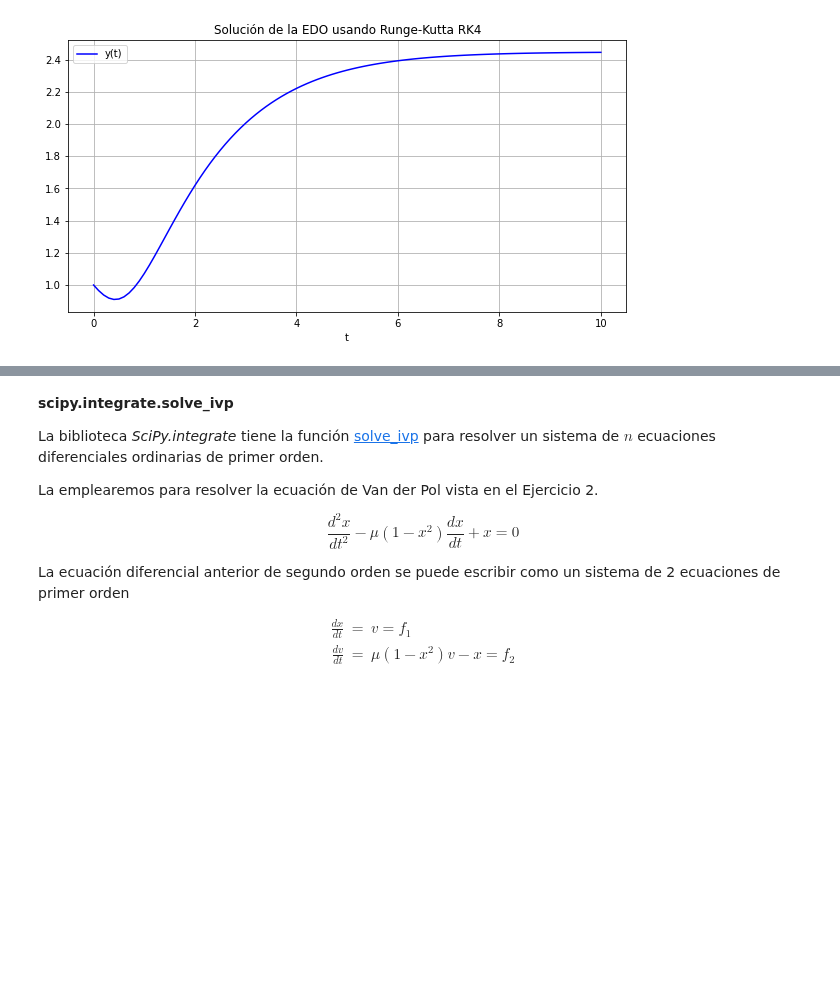
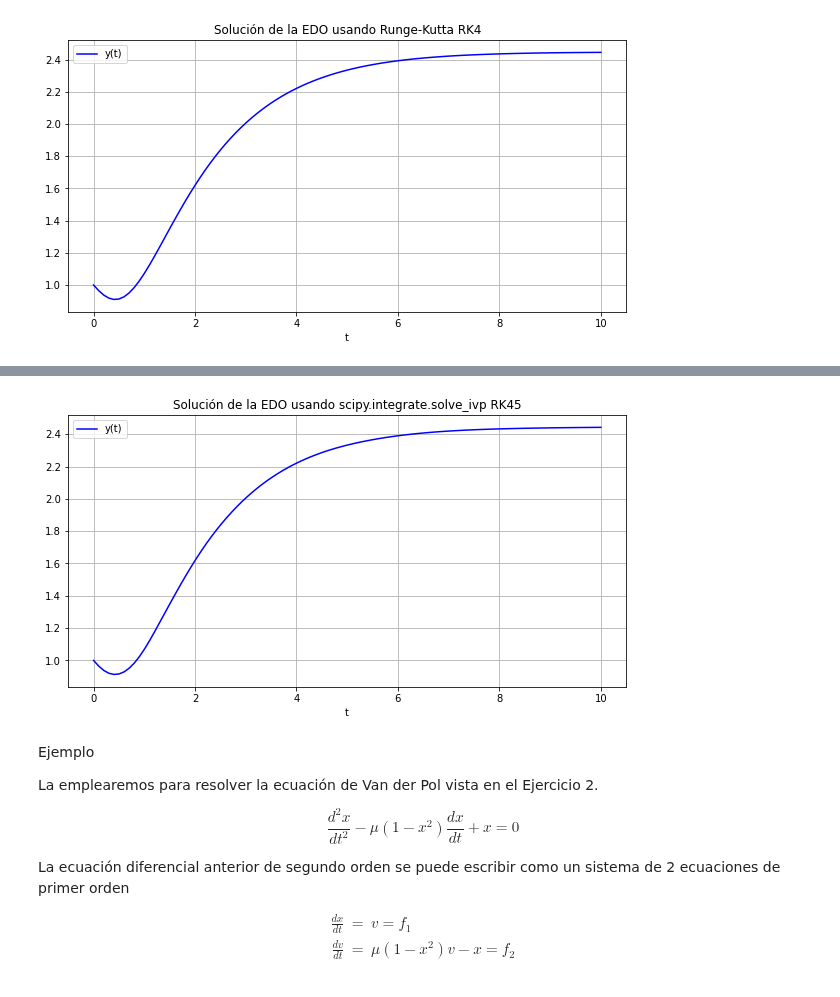
Before and after one commit to carloslizarragac/FisicaComputacional1, a Jupyter notebook: Actividad8.ipynb, the cells around one changed output, grey strips where cells are left out. Drawn from its saved outputs; the diff is of its cells as text; code cells hidden in the pictures; blank space fills up the shorter version.

```diff
--- a/Actividad8.ipynb
+++ b/Actividad8.ipynb
@@ -414,7 +416,7 @@ en el intervalo $t \in [0,10]$
 
 # Definimos la parte derecha de la ecuación
 def f(t, y):
-    return (5*t**2 - y) / (exp(t+y))
+    return (5*t**2 - y) / (np.exp(t+y))
 
 
 # Condiciones iniciales
@@ -454,7 +468,43 @@ plt.show()
+# %%
+
+from scipy.integrate import solve_ivp
+
+# Definimos la parte derecha de la ecuación
+def f(t, y):
+    return (5*t**2 - y) / (np.exp(t+y))
+
+
+# Condiciones iniciales
+t_0 = 0.0
+y_0 = [1.0]
+
+
+# Paso de integración h = (tmax-t0)/Npts
+t0=0
+tmax=10.0
+Npts=100
+
+# Los puntos de t donde será evaluada la solución.
+t=np.linspace(t0,tmax,Npts)
+
+sol = solve_ivp(f, (t0,tmax), y0=y_0, method='RK45', t_eval=t)
+# El resultado de la función solve_ip contiene diversa información.
+# La infomación de interés es la solución numérica 'sol.y[0]'
+
+y = sol.y[0]
+
+# Graficar la solución
+plt.figure(figsize=(10,5))
+plt.plot(t, y, 'b', label='y(t)')
+plt.legend(loc='best')
+plt.title('Solución de la EDO usando scipy.integrate.solve_ivp RK45')
+plt.xlabel('t')
+plt.grid()
+plt.show()
+# %% [output]
+[figure, added]
 # %% [markdown]
-**scipy.integrate.solve_ivp**
-
-La biblioteca *SciPy.integrate* tiene la función [solve_ivp](https://docs.scipy.org/doc/scipy/reference/generated/scipy.integrate.solve_ivp.html#scipy.integrate.solve_ivp) para resolver un sistema de $n$ ecuaciones diferenciales ordinarias de primer orden.
+Ejemplo
 
 La emplearemos para resolver la ecuación de Van der Pol vista en el Ejercicio 2.
 
```
Also changed, not shown: parts of 6 cells of this notebook.
